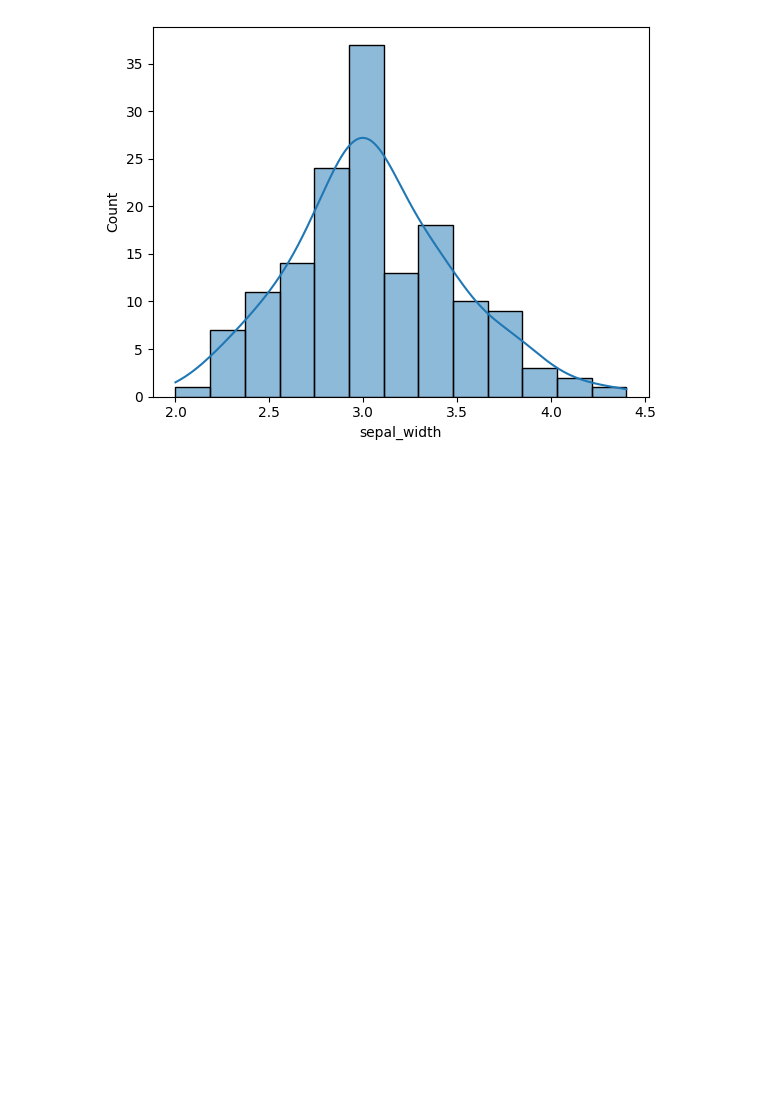
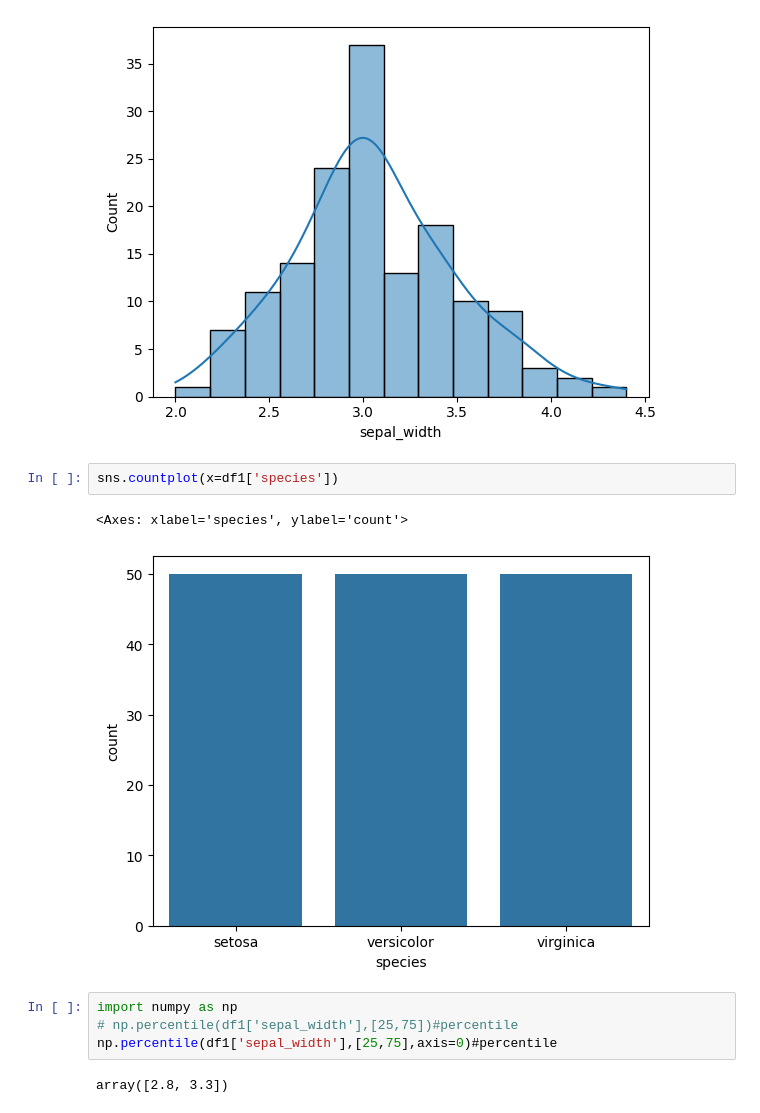
Before and after one commit to xostar2/statistics_with_python, a Jupyter notebook: user1.ipynb, the cells around one changed output. Cells and saved outputs as stored; diff of their text form; blank space fills up the shorter version.

```diff
--- a/user1.ipynb
+++ b/user1.ipynb
@@ -66,3 +66,14 @@ sns.histplot(df1['sepal_width'],kde=True)
 # %% [output]
 <Axes: xlabel='sepal_width', ylabel='Count'>
 [figure]
+# %%
+sns.countplot(x=df1['species'])
+# %% [output]
+<Axes: xlabel='species', ylabel='count'>
+[figure, added]
+# %%
+import numpy as np
+# np.percentile(df1['sepal_width'],[25,75])#percentile
+np.percentile(df1['sepal_width'],[25,75],axis=0)#percentile
+# %% [output]
+array([2.8, 3.3])
```
Also changed, not shown: 12 other files.
